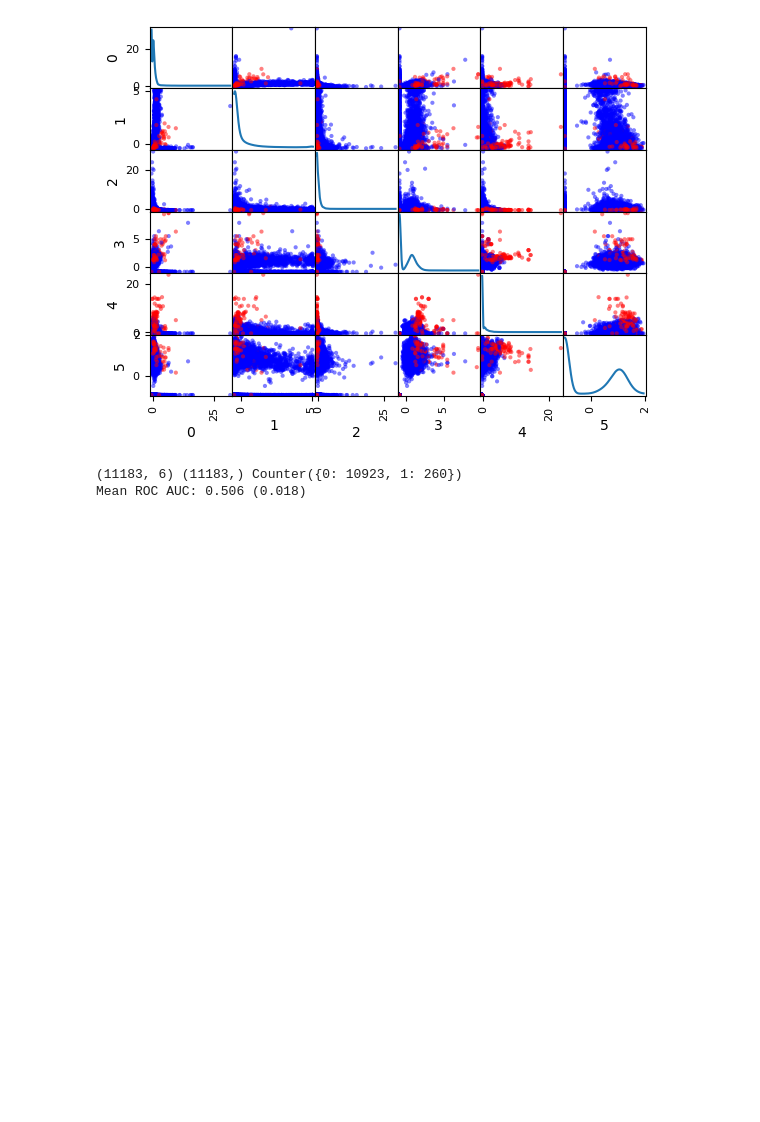
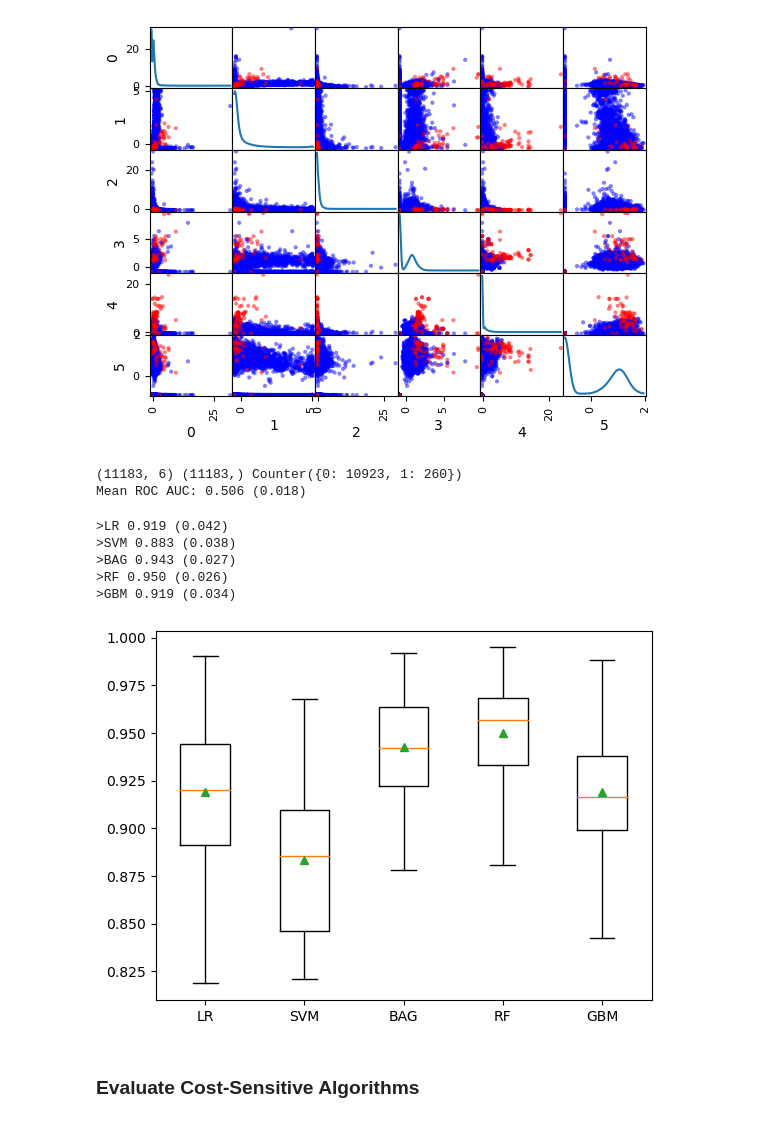
Before and after one commit to MaukanMir/Imbalanced-Classification-Project, a Jupyter notebook: microcalcification-classification.ipynb, the cells around one changed output. Saved outputs shown, nothing was run; the diff lists cells and outputs as text; code cells hidden in the pictures; blank space fills up the shorter version.

Commit message:
evaluating models

```diff
--- a/microcalcification-classification.ipynb
+++ b/microcalcification-classification.ipynb
@@ -96,3 +96,82 @@ print('Mean ROC AUC: %.3f (%.3f)' % (mean(scores), std(scores)))
 # %% [output]
 (11183, 6) (11183,) Counter({0: 10923, 1: 260})
 Mean ROC AUC: 0.506 (0.018)
+# %%
+# spot check machine learning algorithms on the mammography dataset
+from numpy import mean
+from numpy import std
+from pandas import read_csv
+from matplotlib import pyplot
+from sklearn.preprocessing import LabelEncoder
+from sklearn.model_selection import cross_val_score
+from sklearn.model_selection import RepeatedStratifiedKFold
+from sklearn.linear_model import LogisticRegression
+from sklearn.svm import SVC
+from sklearn.ensemble import RandomForestClassifier
+from sklearn.ensemble import GradientBoostingClassifier
+from sklearn.ensemble import BaggingClassifier
+
+# load the dataset
+def load_dataset(full_path):
+  # load the dataset as a numpy array
+  data = read_csv(full_path, header=None)
+  # retrieve numpy array
+  data = data.values
+  # split into input and output elements
+  X, y = data[:, :-1], data[:, -1]
+  # label encode the target variable to have the classes 0 and 1
+  y = LabelEncoder().fit_transform(y)
+  return X, y
+
+# evaluate a model
+def evaluate_model(X, y, model):
+  # define evaluation procedure
+  cv = RepeatedStratifiedKFold(n_splits=10, n_repeats=3, random_state=1)
+  # evaluate model
+  scores = cross_val_score(model, X, y, scoring='roc_auc', cv=cv, n_jobs=-1)
+  return scores
+
+# define models to test
+def get_models():
+  models, names = list(), list()
+  # LR
+  models.append(LogisticRegression(solver='lbfgs'))
+  names.append('LR')
+  # SVM
+  models.append(SVC(gamma='scale'))
+  names.append('SVM')
+  # Bagging
+  models.append(BaggingClassifier(n_estimators=1000))
+  names.append('BAG')
+  # RF
+  models.append(RandomForestClassifier(n_estimators=1000))
+  names.append('RF')
+  # GBM
+  models.append(GradientBoostingClassifier(n_estimators=1000))
+  names.append('GBM')
+  return models, names
+
+# define the location of the dataset
+full_path = PATH # load the dataset
+X, y = load_dataset(full_path) # define models
+models, names = get_models()
+results = list()
+# evaluate each model
+for i in range(len(models)):
+  # evaluate the model and store results
+  scores = evaluate_model(X, y, models[i])
+  results.append(scores)
+  # summarize and store
+  print('>%s %.3f (%.3f)' % (names[i], mean(scores), std(scores)))
+# plot the results
+pyplot.boxplot(results, labels=names, showmeans=True)
+pyplot.show()
+# %% [output]
+>LR 0.919 (0.042)
+>SVM 0.883 (0.038)
+>BAG 0.943 (0.027)
+>RF 0.950 (0.026)
+>GBM 0.919 (0.034)
+[figure, added]
+# %% [markdown]
+### Evaluate Cost-Sensitive Algorithms
```
Also changed, not shown: parts of 1 cell of this notebook.
